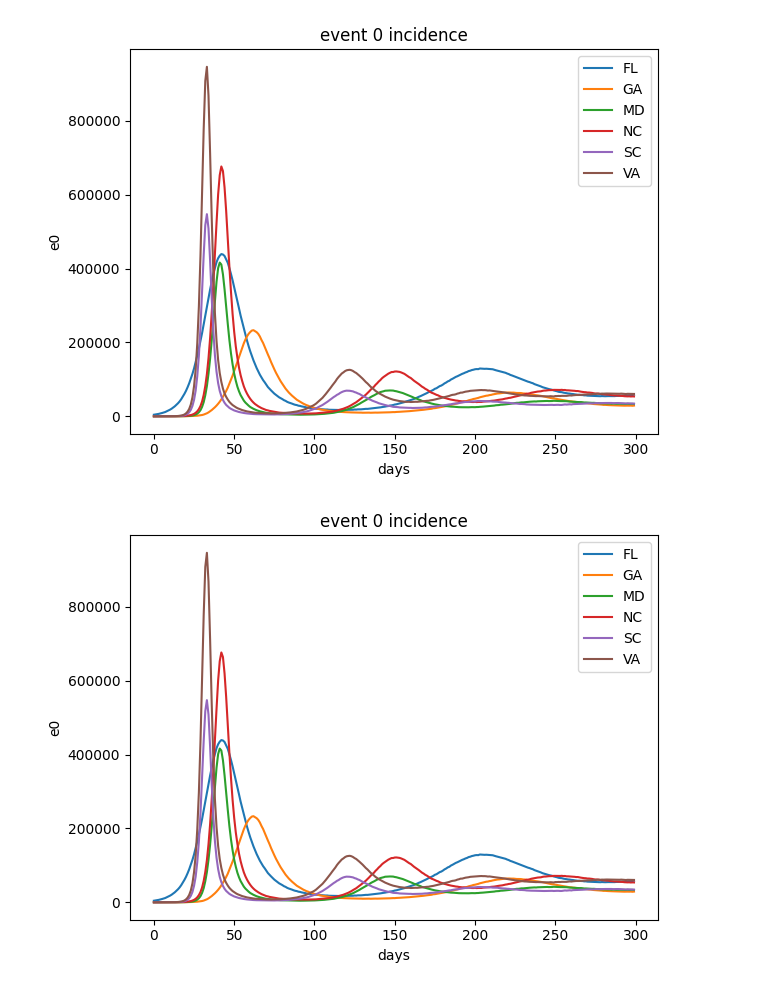
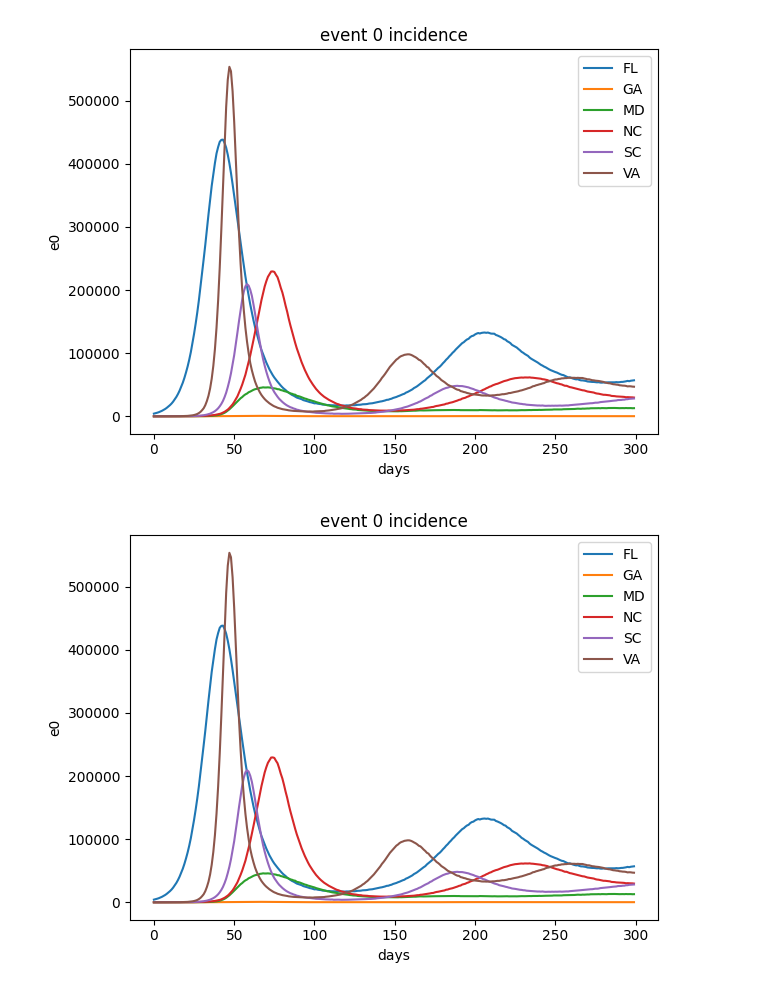
Before and after one commit to Averydx/PF_Estimation, a Jupyter notebook: jupyter notebooks/epy_datagen.ipynb, the cells around one changed output. Saved outputs shown, nothing was run; the diff lists cells and outputs as text; code cells hidden in the pictures.

```diff
--- a/jupyter notebooks/epy_datagen.ipynb
+++ b/jupyter notebooks/epy_datagen.ipynb
@@ -26,7 +26,7 @@ def beta(t):
 
     return 0.3+betaMax1*(1.0-np.cos(theta+t/7/52*2*np.pi))
 
-beta_cos = [0.4,0.4,0.6,0.6,0.8,0.8]
+beta_cos = [0.4,0.1,0.3,0.4,0.5,0.6]
 
 sim = Simulation(
     geo=geo_library['pei'](),
@@ -62,32 +62,32 @@ out2 = sim2.run(
         'gamma':0.25,
         'xi':1/90,
         'theta': 0.1,
         'move_control': 0.9,
         'infection_duration': 4.0,
         'immunity_duration': 90.0,
     },
     start_date=date(2015, 1, 1),
     duration_days=300,
     initializer=partial(single_location, location=0, seed_size=10_000),
     rng=np.random.default_rng(1)
 )
 
 
 #plot_pop(out, 0)  # prevalence for all compartments in population 0.
 plot_event(out, 0)  # incidence data for the S->I event across all populations.
 plot_event(out2,0)
 
 incidence = []
 for pop_idx in range(out.ctx.nodes):
         values = stridesum(
             out.incidence[:, pop_idx, 0], len(out.ctx.clock.taus))
         incidence.append(values)
 incidence = (np.array(incidence))
 
 import pandas as pd
 
 df = pd.DataFrame(incidence)
 df.to_csv('../data_sets/epy_inc.csv')
 # %% [output]
-[figure, old version]
+[figure, new version]
-[figure, old version]
+[figure, new version]
```
Also changed, not shown: 12 other files.
